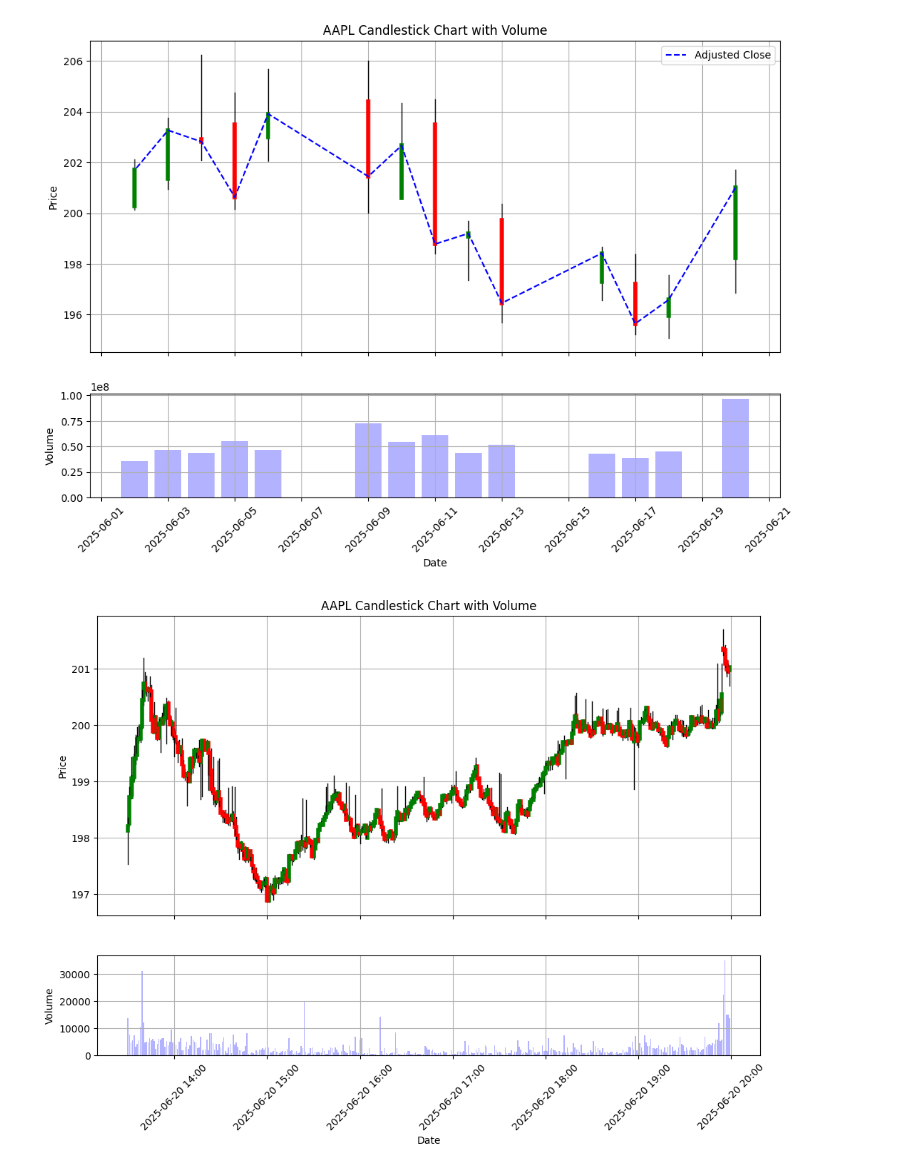
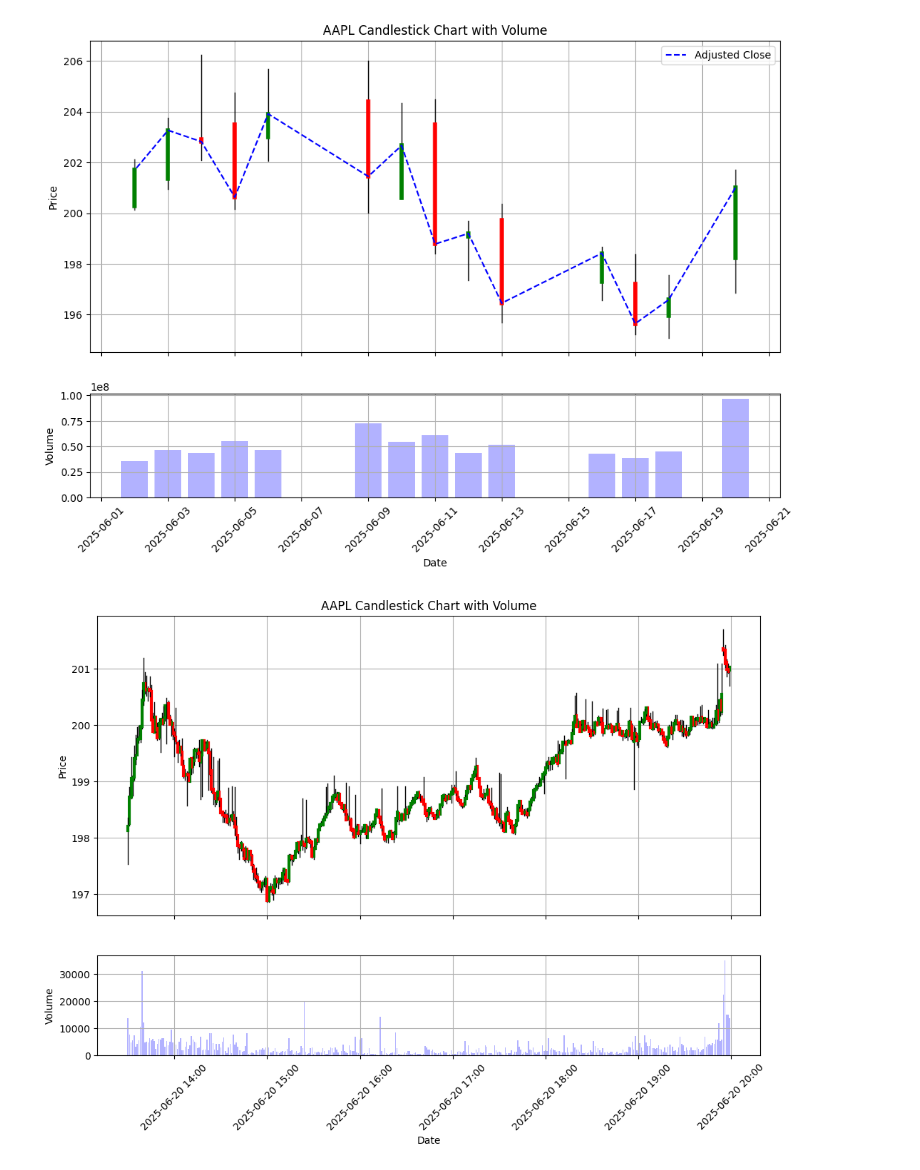
Before and after one commit to Lawrence2005/Finovax-Quantitative-Researcher-Internship-Summer-2025, a Jupyter notebook: Financial-Data-API-Research-Week1/findings.ipynb, the cells around one changed output. Drawn from its saved outputs; the diff is of its cells as text; code cells hidden in the pictures.

```diff
--- a/Financial-Data-API-Research-Week1/findings.ipynb
+++ b/Financial-Data-API-Research-Week1/findings.ipynb
@@ -131,32 +131,32 @@ fig, (ax_price, ax_vol) = plt.subplots(
     gridspec_kw={'height_ratios': [3, 1]},
     sharex=True
 )
 
 # ---- Plot Candlestick ----
 for date, row in df_intraday.iterrows():
     o, h, l, c = row["open"], row["high"], row["low"], row["close"]
 
     color = "green" if c >= o else "red"
 
     # Wick
     ax_price.plot([date, date], [l, h], color="black", linewidth=1)
     # Body
-    ax_price.plot([date, date], [o, c], color=color, linewidth=4)
+    ax_price.plot([date, date], [o, c], color=color, linewidth=3)
 
 # ---- Plot Volume ----
 ax_vol.bar(df_intraday.index, df_intraday["volume"], color="blue", alpha=0.3, width = 0.0005)
 
 # ---- Format X-axis ----
 ax_vol.xaxis.set_major_formatter(mdates.DateFormatter("%Y-%m-%d %H:%M"))
 ax_vol.xaxis.set_major_locator(mdates.AutoDateLocator())
 plt.xticks(rotation=45)
 
 # Labels and Grid
 ax_price.set(title="AAPL Candlestick Chart with Volume", ylabel="Price")
 ax_vol.set(xlabel="Date", ylabel="Volume")
 ax_price.grid(True)
 ax_vol.grid(True)
 
 plt.show()
 # %% [output]
-[figure, old version]
+[figure, new version]
```
